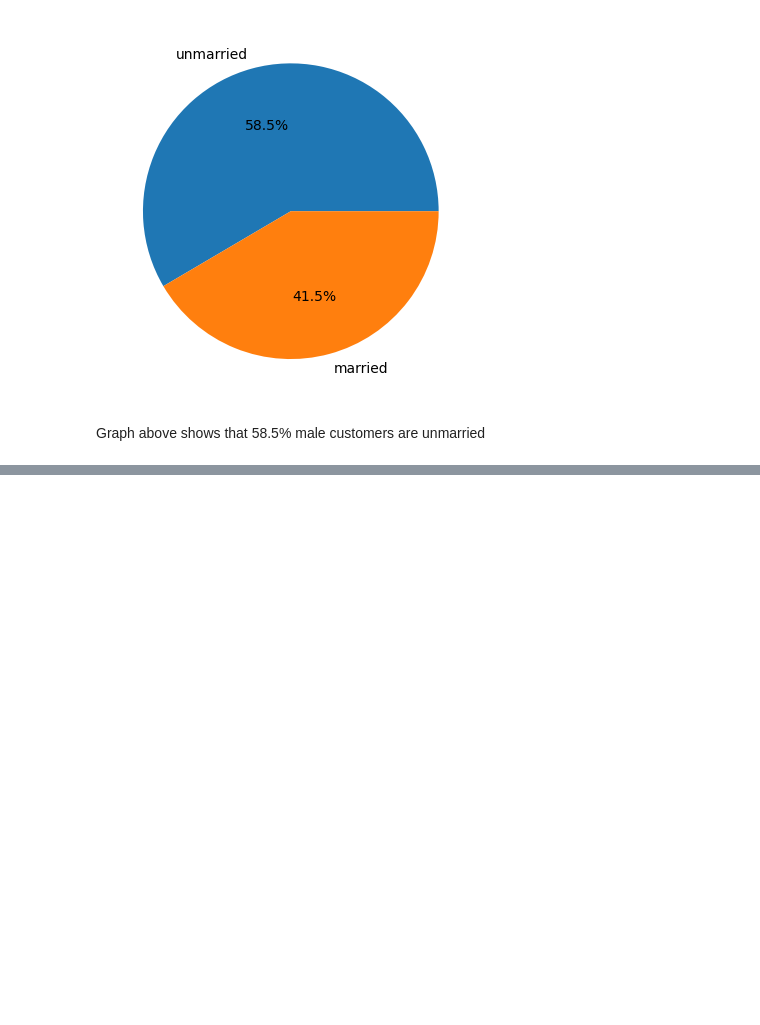
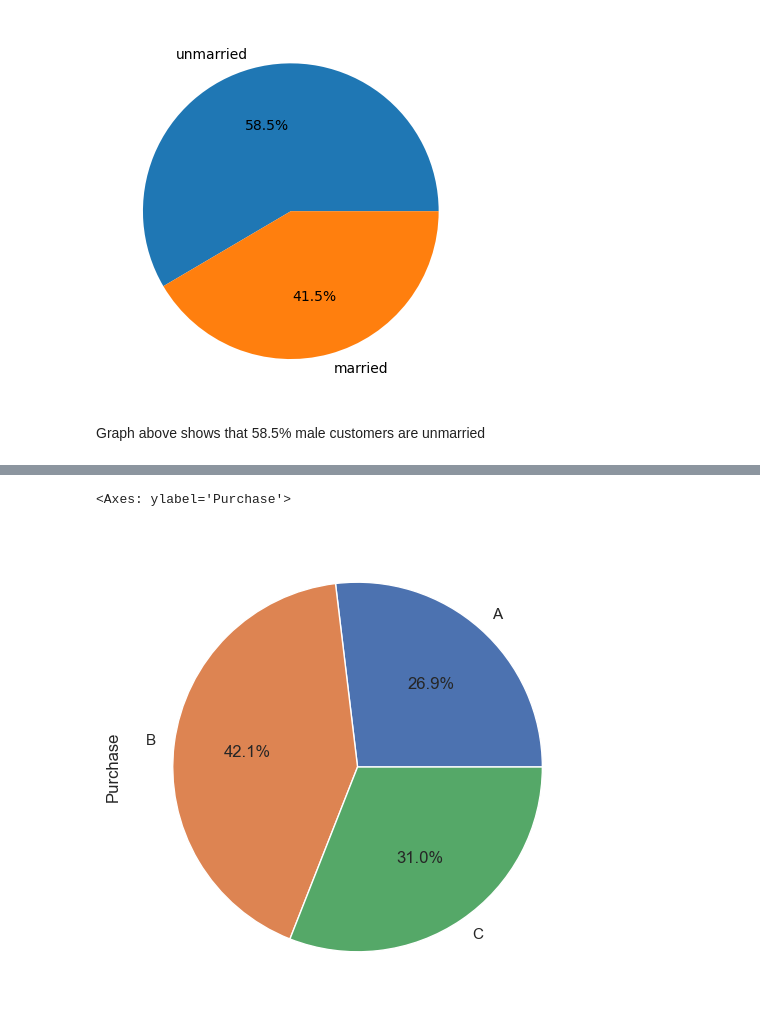
Before and after one commit to Darsh-Paliwal/Black_friday_sales_analysis, a Jupyter notebook: Project2.ipynb, the cells around one changed output, grey strips where cells are left out. Cells and saved outputs as stored; diff of their text form; code cells hidden in the pictures; blank space fills up the shorter version.

```diff
--- a/Project2.ipynb
+++ b/Project2.ipynb
@@ -205,0 +233,5 @@ Graph above shows that 58.5% male customers are unmarried
+# %%
+df.groupby(by='City_Category')['Purchase'].count().plot(kind='pie' , autopct='%.1f%%')
+# %% [output]
+<Axes: ylabel='Purchase'>
+[figure, added]
```
Also changed, not shown: parts of 11 cells of this notebook.
